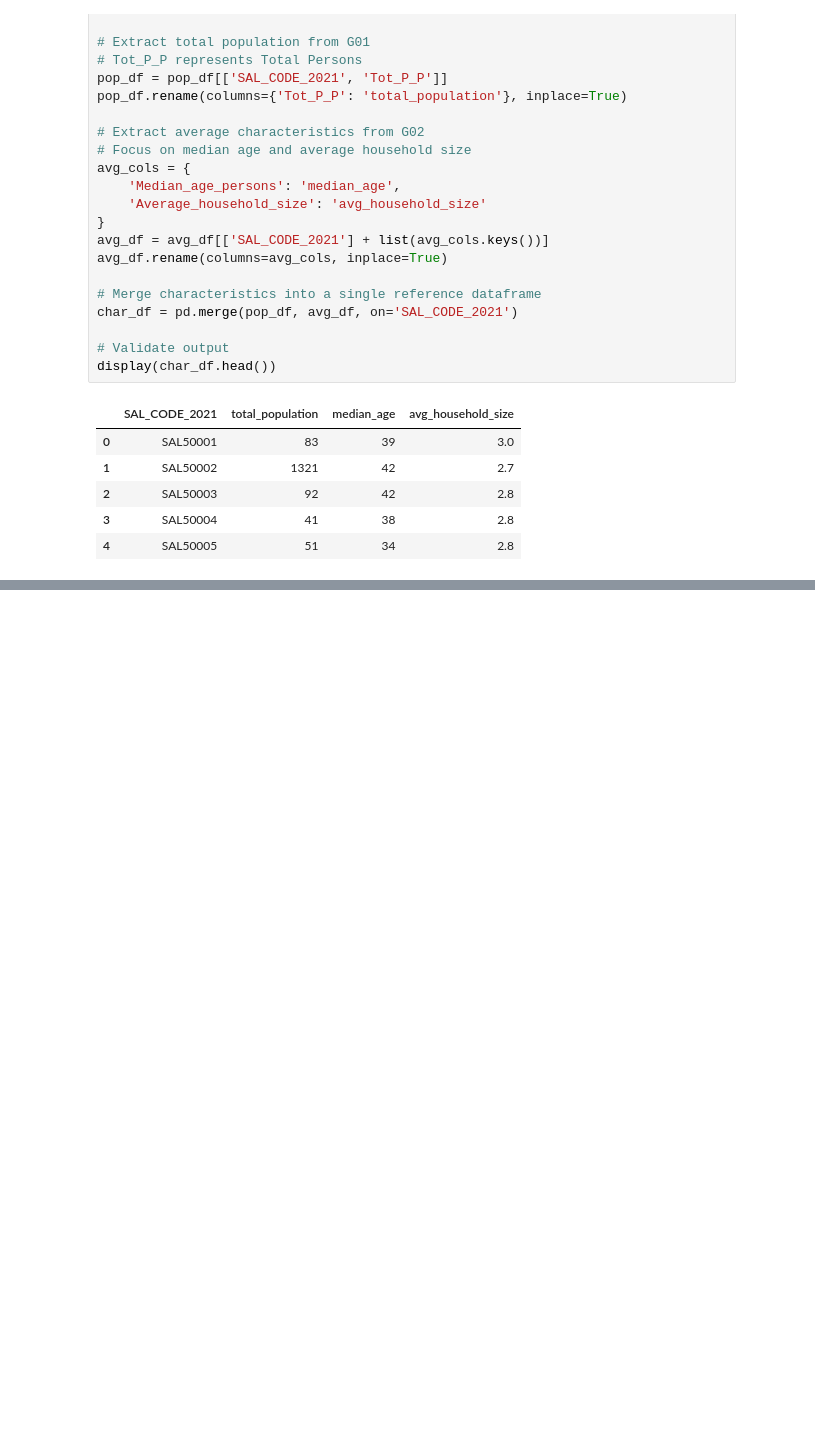
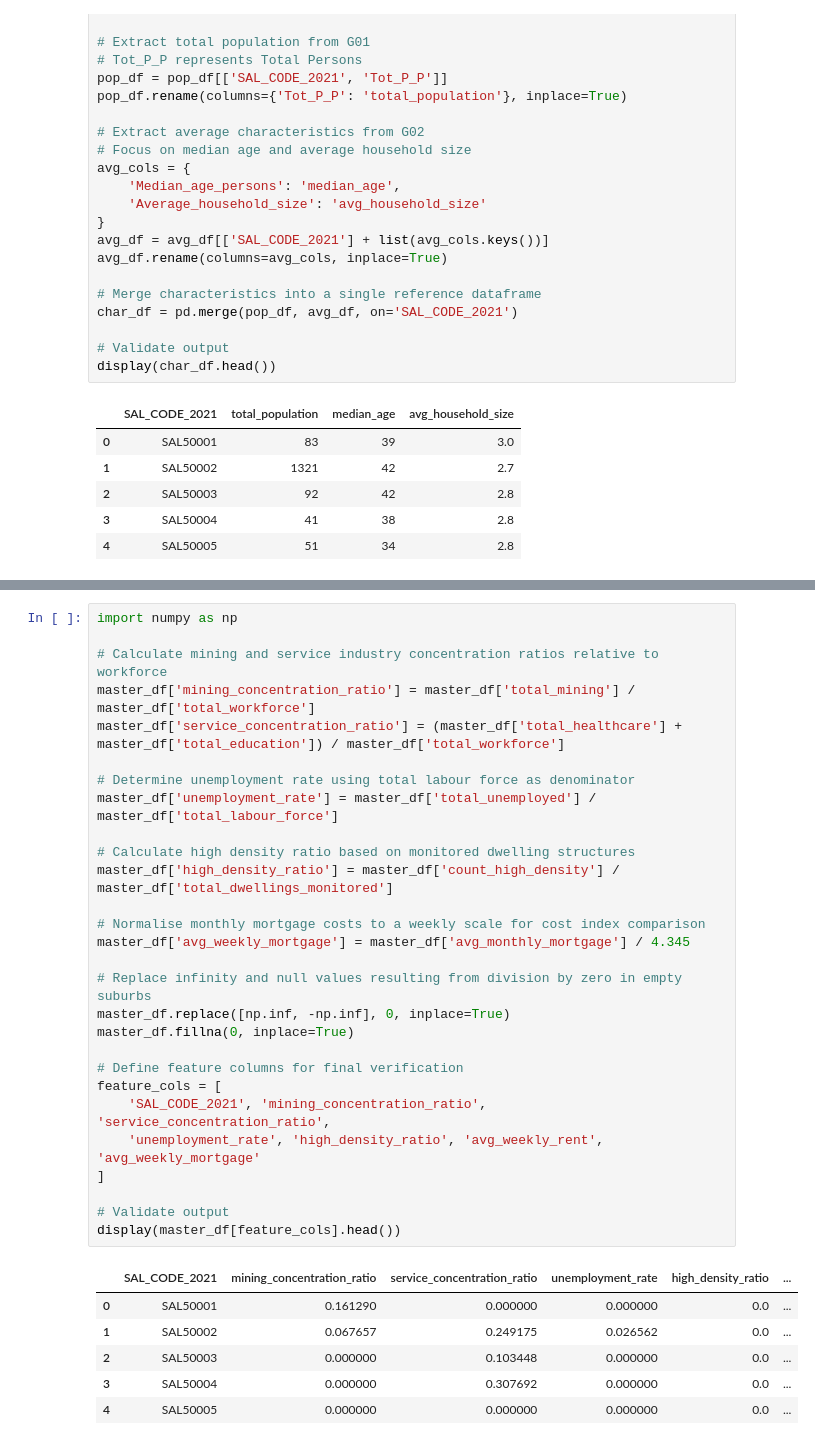
Before and after one commit to GaryUWA/WA-Housing-Model-2021-analysis, a Jupyter notebook: notebooks/01_data_cleaning.ipynb, the cells around one changed output, grey strips where cells are left out. Drawn from its saved outputs; the diff is of its cells as text; blank space fills up the shorter version.

```diff
--- a/notebooks/01_data_cleaning.ipynb
+++ b/notebooks/01_data_cleaning.ipynb
@@ -337,0 +419,35 @@ display(char_df.head())
+# %%
+import numpy as np
+
+# Calculate mining and service industry concentration ratios relative to workforce
+master_df['mining_concentration_ratio'] = master_df['total_mining'] / master_df['total_workforce']
+master_df['service_concentration_ratio'] = (master_df['total_healthcare'] + master_df['total_education']) / master_df['total_workforce']
+
+# Determine unemployment rate using total labour force as denominator
+master_df['unemployment_rate'] = master_df['total_unemployed'] / master_df['total_labour_force']
+
+# Calculate high density ratio based on monitored dwelling structures
+master_df['high_density_ratio'] = master_df['count_high_density'] / master_df['total_dwellings_monitored']
+
+# Normalise monthly mortgage costs to a weekly scale for cost index comparison
+master_df['avg_weekly_mortgage'] = master_df['avg_monthly_mortgage'] / 4.345
+
+# Replace infinity and null values resulting from division by zero in empty suburbs
+master_df.replace([np.inf, -np.inf], 0, inplace=True)
+master_df.fillna(0, inplace=True)
+
+# Define feature columns for final verification
+feature_cols = [
+    'SAL_CODE_2021', 'mining_concentration_ratio', 'service_concentration_ratio',
+    'unemployment_rate', 'high_density_ratio', 'avg_weekly_rent', 'avg_weekly_mortgage'
+]
+
+# Validate output
+display(master_df[feature_cols].head())
+# %% [output]
+|  | SAL_CODE_2021 | mining_concentration_ratio | service_concentration_ratio | unemployment_rate | high_density_ratio | ... |
+| 0 | SAL50001 | 0.161290 | 0.000000 | 0.000000 | 0.0 | ... |
+| 1 | SAL50002 | 0.067657 | 0.249175 | 0.026562 | 0.0 | ... |
+| 2 | SAL50003 | 0.000000 | 0.103448 | 0.000000 | 0.0 | ... |
+| 3 | SAL50004 | 0.000000 | 0.307692 | 0.000000 | 0.0 | ... |
+| 4 | SAL50005 | 0.000000 | 0.000000 | 0.000000 | 0.0 | ... |
```
Also changed, not shown: parts of 8 cells of this notebook.
